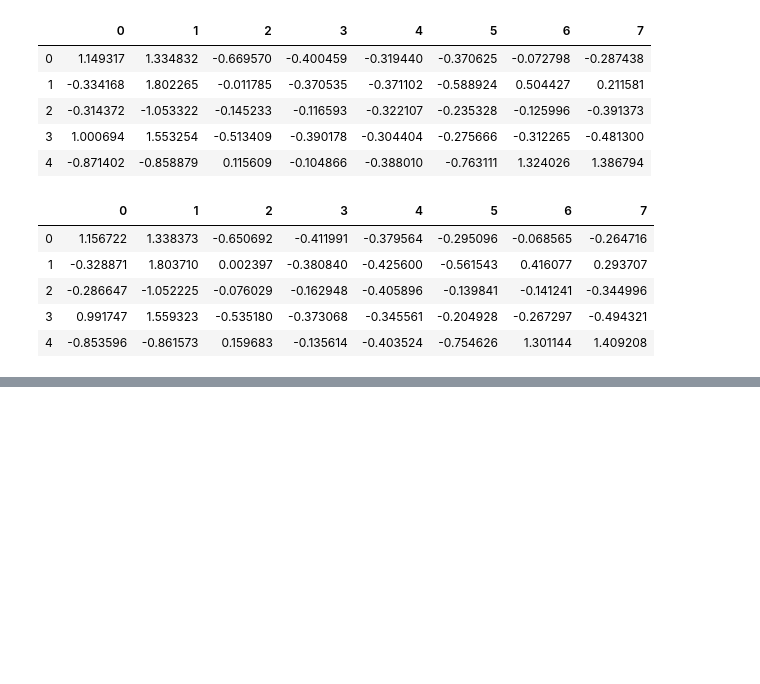
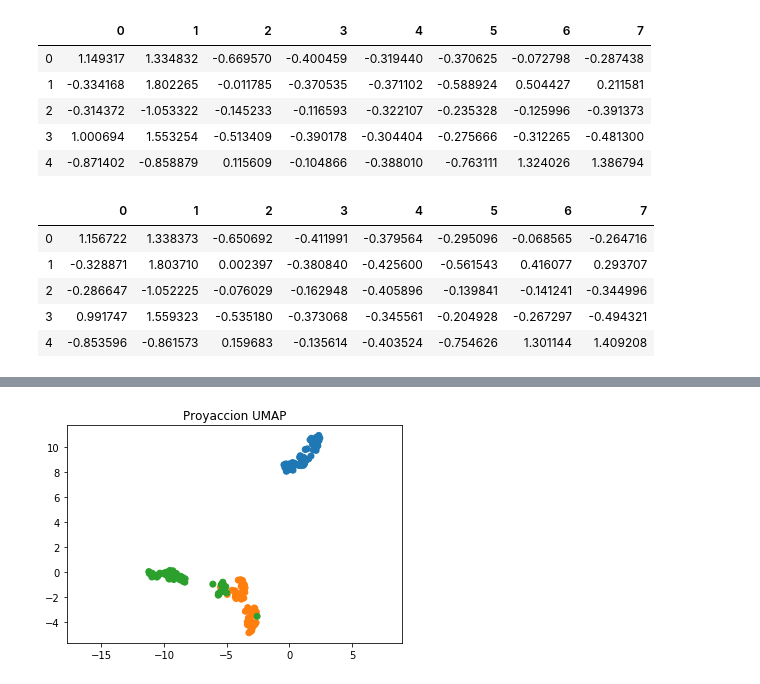
Before and after one commit to aeonryu/clases_datamex1019, a Jupyter notebook: w5_d4 - PCA, ICA, UMAP, Time series.ipynb, the cells around one changed output, grey strips where cells are left out. Cells and saved outputs as stored; diff of their text form; code cells hidden in the pictures; blank space fills up the shorter version.

```diff
--- a/w5_d4 - PCA, ICA, UMAP, Time series.ipynb
+++ b/w5_d4 - PCA, ICA, UMAP, Time series.ipynb
@@ -109 +168,8 @@ pd.DataFrame(pca.inverse_transform(df)).head()
+# %%
+plt.scatter(redu[:,0], redu[:,1], c=[sns.color_palette()[x] for x in load_iris().target])
+plt.gca().set_aspect('equal', 'datalim')
+plt.title('Proyaccion UMAP')
+plt.show();
+# %% [output]
+[figure, added]
 # %%
```
Also changed, not shown: parts of 13 cells of this notebook.
